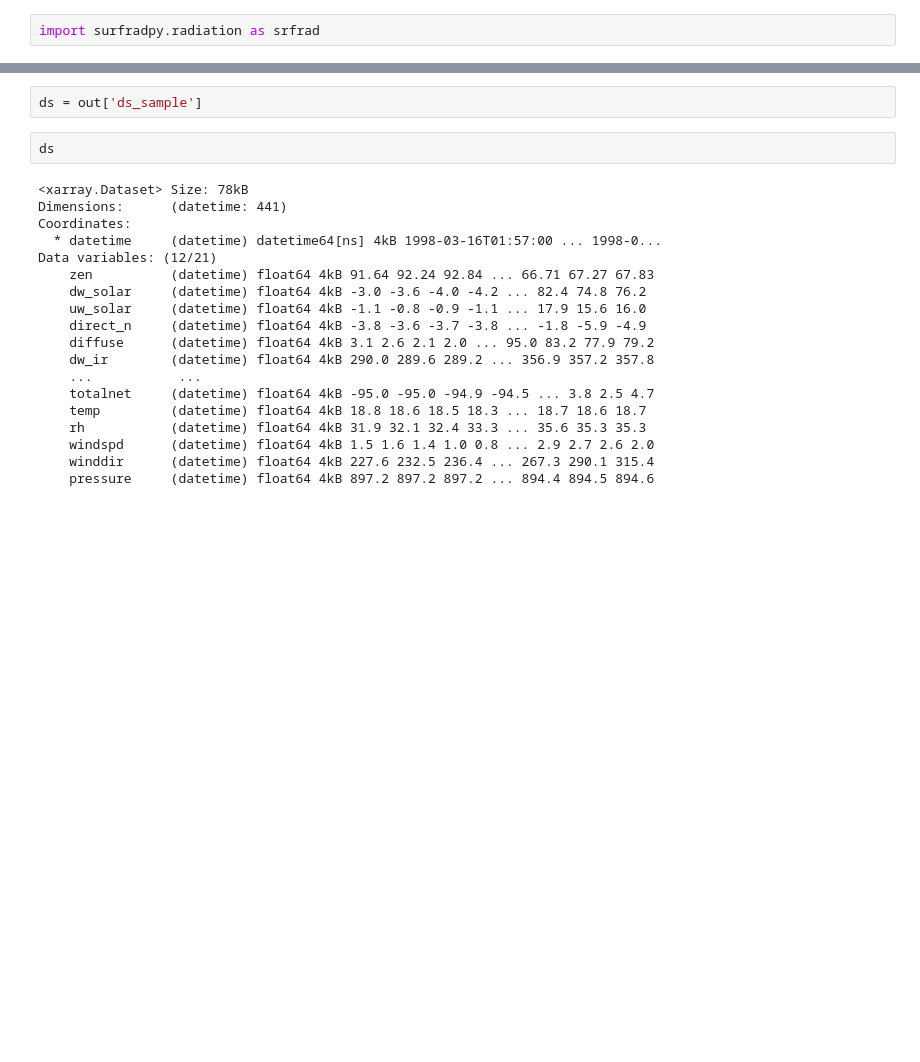
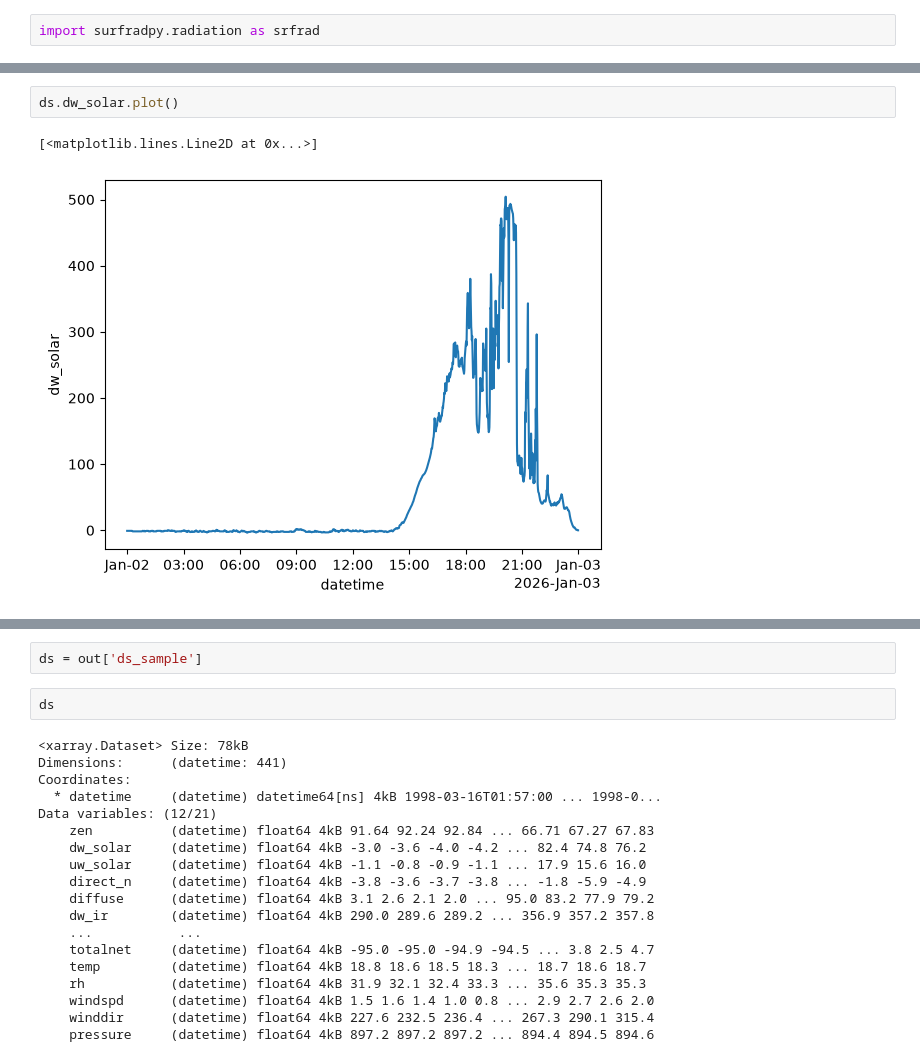
Before and after one commit to hagne/SURFRAD, a Jupyter notebook: notebooks/production/surfrad/radiation/radiation2netcdf.ipynb, the cells around one changed output, grey strips where cells are left out. Cells and saved outputs as stored; diff of their text form; blank space fills up the shorter version.

```diff
--- a/notebooks/production/surfrad/radiation/radiation2netcdf.ipynb
+++ b/notebooks/production/surfrad/radiation/radiation2netcdf.ipynb
@@ -20,0 +85,5 @@ reload(srfrad)
+# %%
+ds.dw_solar.plot()
+# %% [output]
+[<matplotlib.lines.Line2D at 0x...>]
+[figure, added]
```
Also changed, not shown: parts of 31 cells of this notebook, 3 other files.
